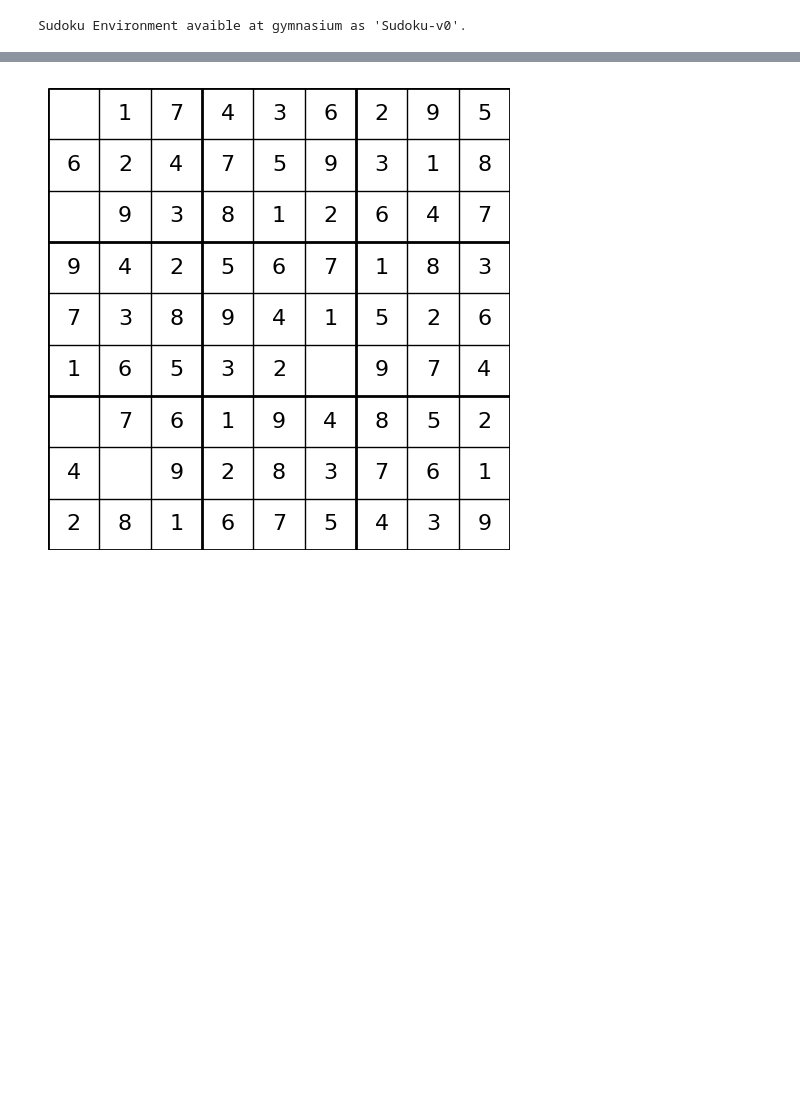
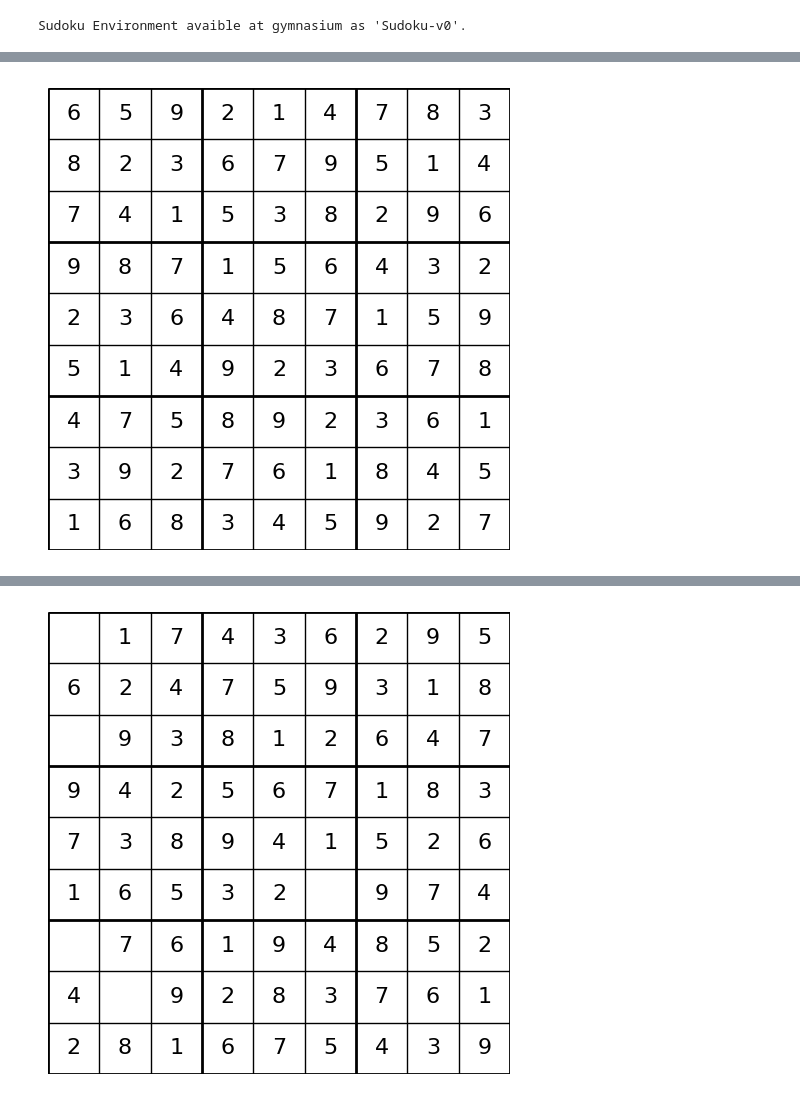
Before and after one commit to MockaWolke/DEEP_SUDOKU, a Jupyter notebook: notebooks/env.ipynb, the cells around one changed output, grey strips where cells are left out. Saved outputs shown, nothing was run; the diff lists cells and outputs as text; code cells hidden in the pictures; blank space fills up the shorter version.

```diff
--- a/notebooks/env.ipynb
+++ b/notebooks/env.ipynb
@@ -9,0 +65,5 @@ Sudoku Environment avaible at gymnasium as 'Sudoku-v0'.
+# %%
+a =  env.step([3, 4, 4])
+env.render()
+# %% [output]
+[figure, added]
```
Also changed, not shown: parts of 10 cells of this notebook, 29 other files.
